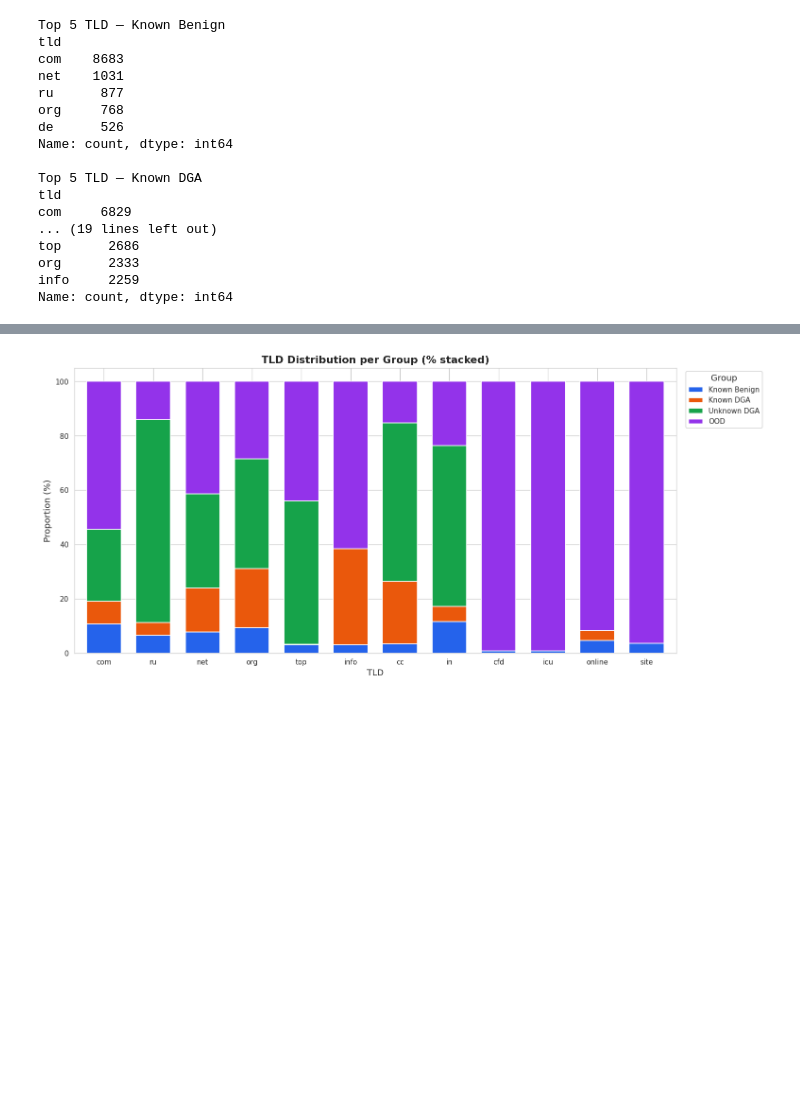
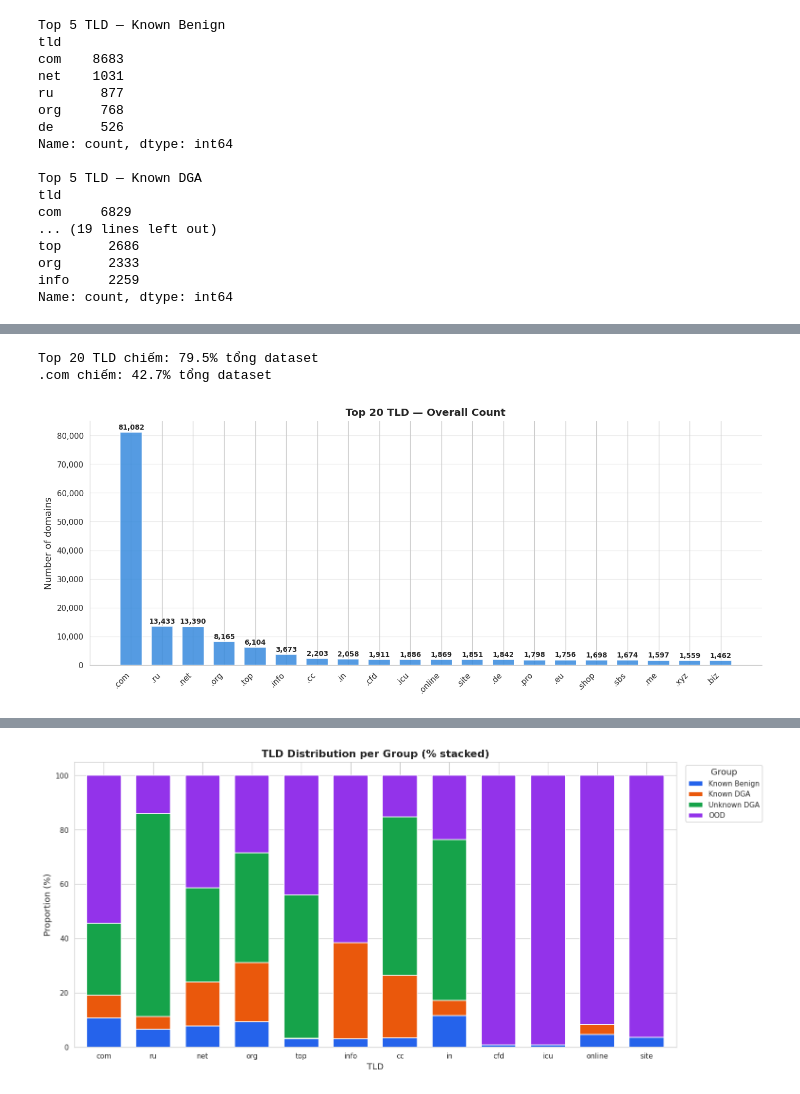
Before and after one commit to quanturong/OpenSetDGA-Detection, a Jupyter notebook: notebooks/02_exploratory_data_analysis.ipynb, the cells around one changed output, grey strips where cells are left out. Saved outputs shown, nothing was run; the diff lists cells and outputs as text; code cells hidden in the pictures; blank space fills up the shorter version.

```diff
--- a/notebooks/02_exploratory_data_analysis.ipynb
+++ b/notebooks/02_exploratory_data_analysis.ipynb
@@ -607,0 +700,49 @@ Name: count, dtype: int64
+# %%
+fig, ax = plt.subplots(figsize=(12, 5))
+
+top20 = df_all['tld'].value_counts().head(20)
+
+bars = ax.bar(
+    range(len(top20)),
+    top20.values,
+    color='#378ADD',
+    alpha=0.85,
+    width=0.7,
+    zorder=3
+)
+
+for bar, val in zip(bars, top20.values):
+    ax.text(
+        bar.get_x() + bar.get_width() / 2,
+        val + 500,
+        f'{val:,}',
+        ha='center', va='bottom',
+        fontsize=8, fontweight='bold'
+    )
+
+ax.set_xticks(range(len(top20)))
+ax.set_xticklabels(
+    ['.' + t for t in top20.index],
+    rotation=45, ha='right', fontsize=9
+)
+ax.set_title('Top 20 TLD — Overall Count', fontweight='bold', fontsize=12)
+ax.set_ylabel('Number of domains')
+ax.yaxis.set_major_formatter(
+    mticker.FuncFormatter(lambda x, _: f'{int(x):,}')
+)
+ax.grid(axis='y', alpha=0.35, zorder=0)
+ax.set_axisbelow(True)
+ax.spines[['top', 'right']].set_visible(False)
+
+total = len(df_all)
+top20_total = top20.values.sum()
+print(f"Top 20 TLD chiếm: {top20_total/total*100:.1f}% tổng dataset")
+print(f".com chiếm: {top20.iloc[0]/total*100:.1f}% tổng dataset")
+
+plt.tight_layout()
+plt.savefig(FIGURE_DIR / 'eda_tld_top20_count.png', dpi=150, bbox_inches='tight')
+plt.show()
+# %% [output]
+Top 20 TLD chiếm: 79.5% tổng dataset
+.com chiếm: 42.7% tổng dataset
+[figure, added]
```
Also changed, not shown: parts of 30 cells of this notebook, 12 other files.
